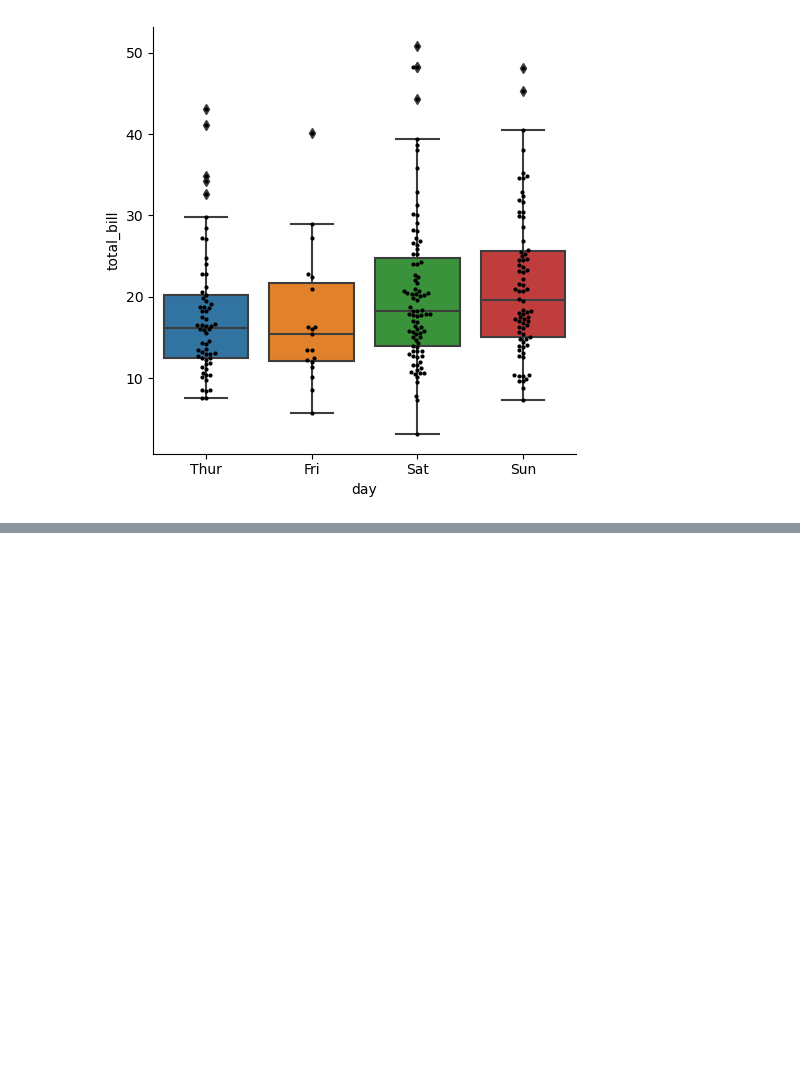
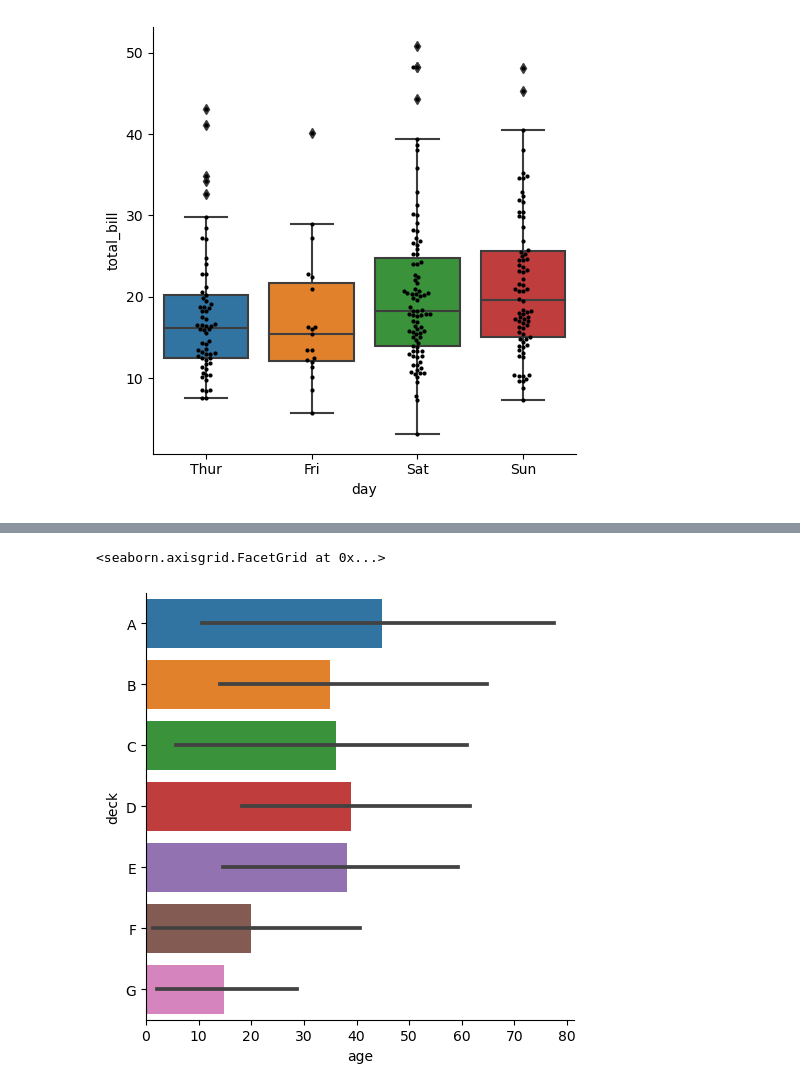
Before and after one commit to jhwn533/Pallet-Town, a Jupyter notebook: Seaborn_Tutorial/Visualizing categorical data.ipynb, the cells around one changed output, grey strips where cells are left out. Drawn from its saved outputs; the diff is of its cells as text; code cells hidden in the pictures; blank space fills up the shorter version.

```diff
--- a/Seaborn_Tutorial/Visualizing categorical data.ipynb
+++ b/Seaborn_Tutorial/Visualizing categorical data.ipynb
@@ -204,0 +218,7 @@ sns.swarmplot(data=tips, x="day", y="total_bill", color="k", size=3, ax=g.ax)
+# %%
+# 기본 오차 막대(errorbar) : 95% 신뢰구간
+# 변경 가능
+sns.catplot(data=titanic, x="age", y="deck", errorbar=("pi", 95), kind="bar")
+# %% [output]
+<seaborn.axisgrid.FacetGrid at 0x...>
+[figure, added]
```
Also changed, not shown: parts of 10 cells of this notebook.
